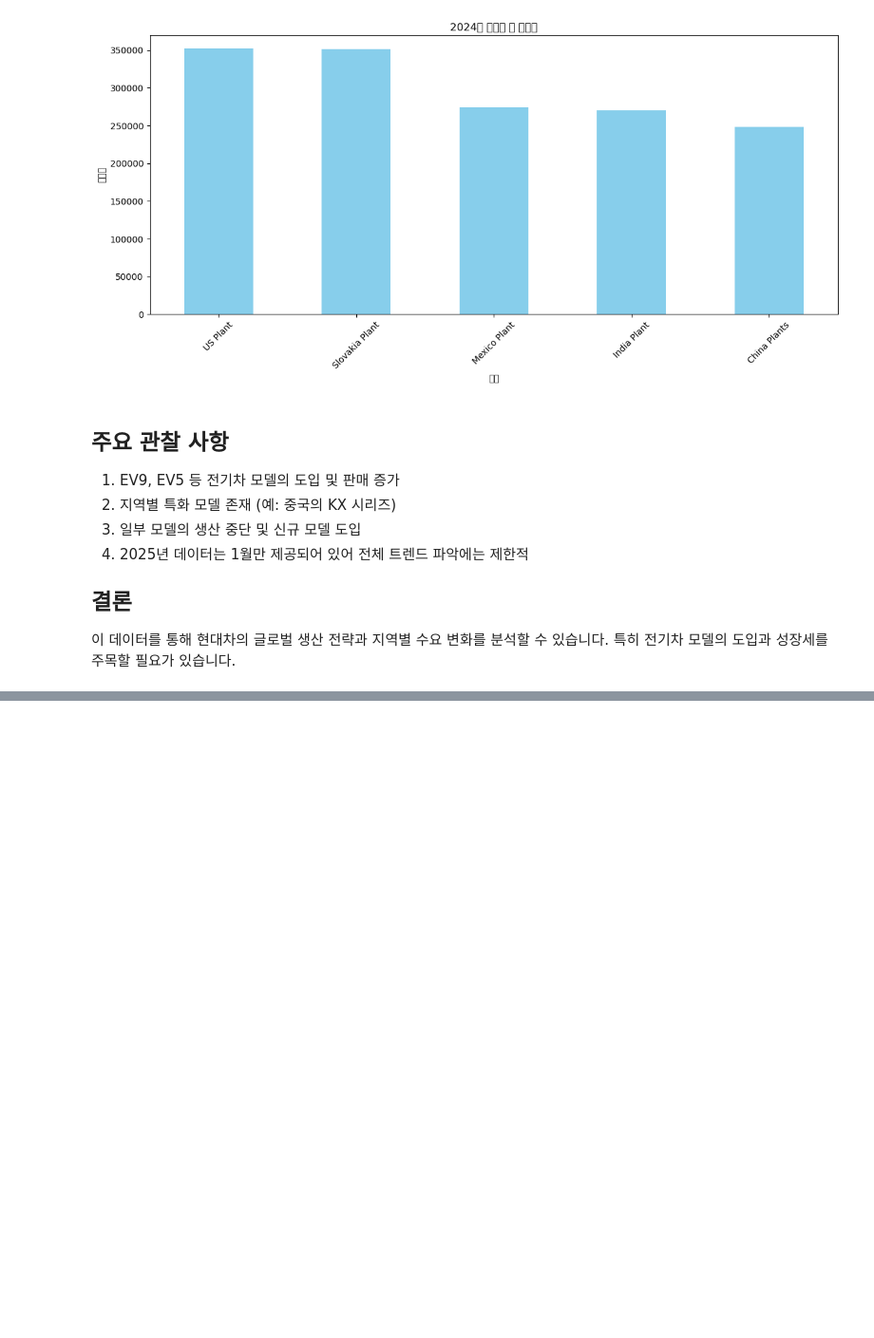
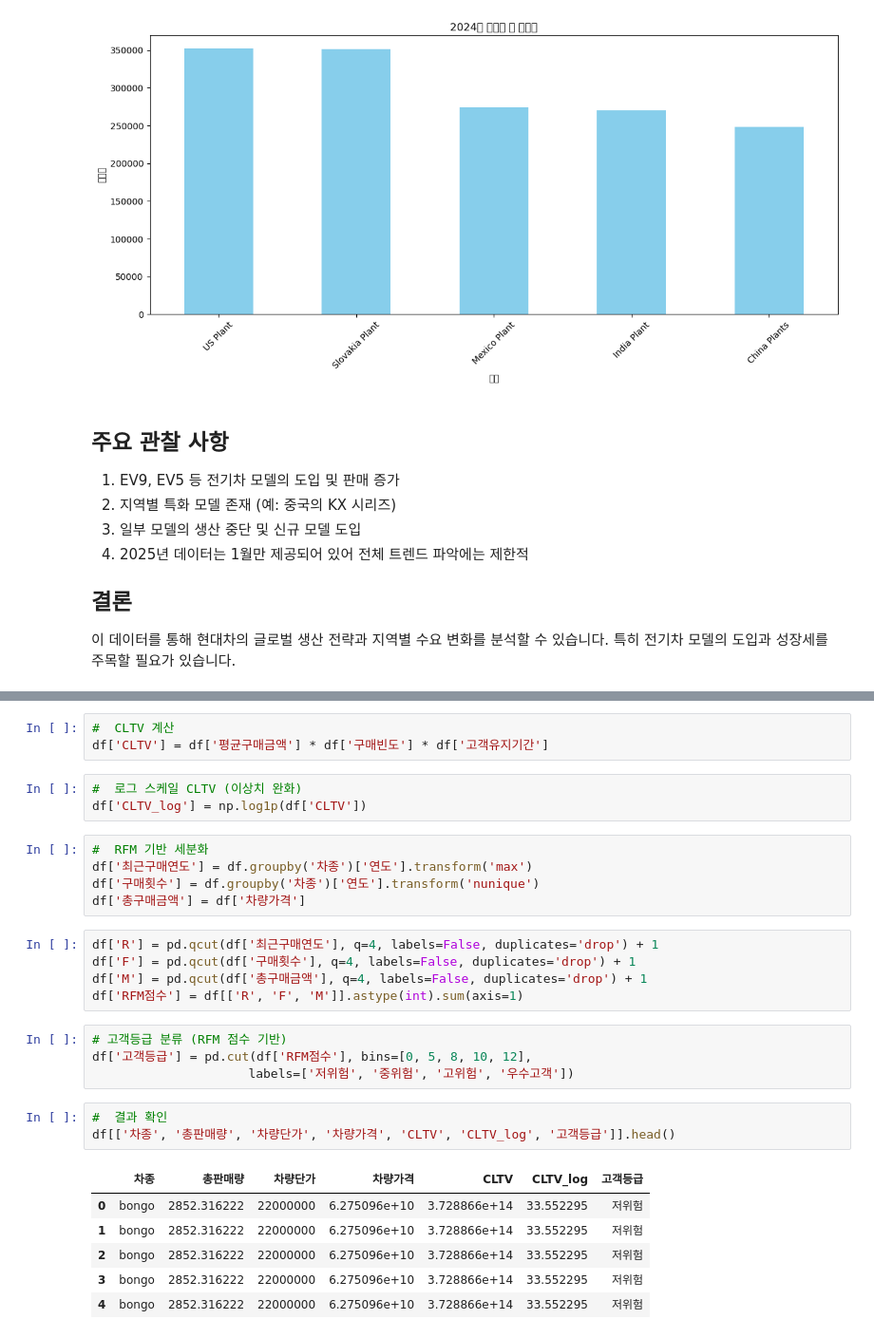
Before and after one commit to CodeWorks-hi/mini-project-2, a Jupyter notebook: jupyter_notebooks/데이터_전처리/현대_데이터전처리.ipynb, the cells around one changed output, grey strips where cells are left out. Shown at 95% size. Cells and saved outputs as stored; diff of their text form; blank space fills up the shorter version.

```diff
--- a/jupyter_notebooks/데이터_전처리/현대_데이터전처리.ipynb
+++ b/jupyter_notebooks/데이터_전처리/현대_데이터전처리.ipynb
@@ -278,0 +431,30 @@ plt.show()
+# %%
+#  CLTV 계산
+df['CLTV'] = df['평균구매금액'] * df['구매빈도'] * df['고객유지기간']
+# %%
+#  로그 스케일 CLTV (이상치 완화)
+df['CLTV_log'] = np.log1p(df['CLTV'])
+# %%
+#  RFM 기반 세분화
+df['최근구매연도'] = df.groupby('차종')['연도'].transform('max')
+df['구매횟수'] = df.groupby('차종')['연도'].transform('nunique')
+df['총구매금액'] = df['차량가격']
+# %%
+df['R'] = pd.qcut(df['최근구매연도'], q=4, labels=False, duplicates='drop') + 1
+df['F'] = pd.qcut(df['구매횟수'], q=4, labels=False, duplicates='drop') + 1
+df['M'] = pd.qcut(df['총구매금액'], q=4, labels=False, duplicates='drop') + 1
+df['RFM점수'] = df[['R', 'F', 'M']].astype(int).sum(axis=1)
+# %%
+# 고객등급 분류 (RFM 점수 기반)
+df['고객등급'] = pd.cut(df['RFM점수'], bins=[0, 5, 8, 10, 12],
+                     labels=['저위험', '중위험', '고위험', '우수고객'])
+# %%
+#  결과 확인
+df[['차종', '총판매량', '차량단가', '차량가격', 'CLTV', 'CLTV_log', '고객등급']].head()
+# %% [output]
+|  | 차종 | 총판매량 | 차량단가 | 차량가격 | CLTV | CLTV_log | 고객등급 |
+| 0 | bongo | 2852.316222 | 22000000 | 6.275096e+10 | 3.728866e+14 | 33.552295 | 저위험 |
+| 1 | bongo | 2852.316222 | 22000000 | 6.275096e+10 | 3.728866e+14 | 33.552295 | 저위험 |
+| 2 | bongo | 2852.316222 | 22000000 | 6.275096e+10 | 3.728866e+14 | 33.552295 | 저위험 |
+| 3 | bongo | 2852.316222 | 22000000 | 6.275096e+10 | 3.728866e+14 | 33.552295 | 저위험 |
+| 4 | bongo | 2852.316222 | 22000000 | 6.275096e+10 | 3.728866e+14 | 33.552295 | 저위험 |
```
Also changed, not shown: parts of 15 cells of this notebook, 1 other file.
